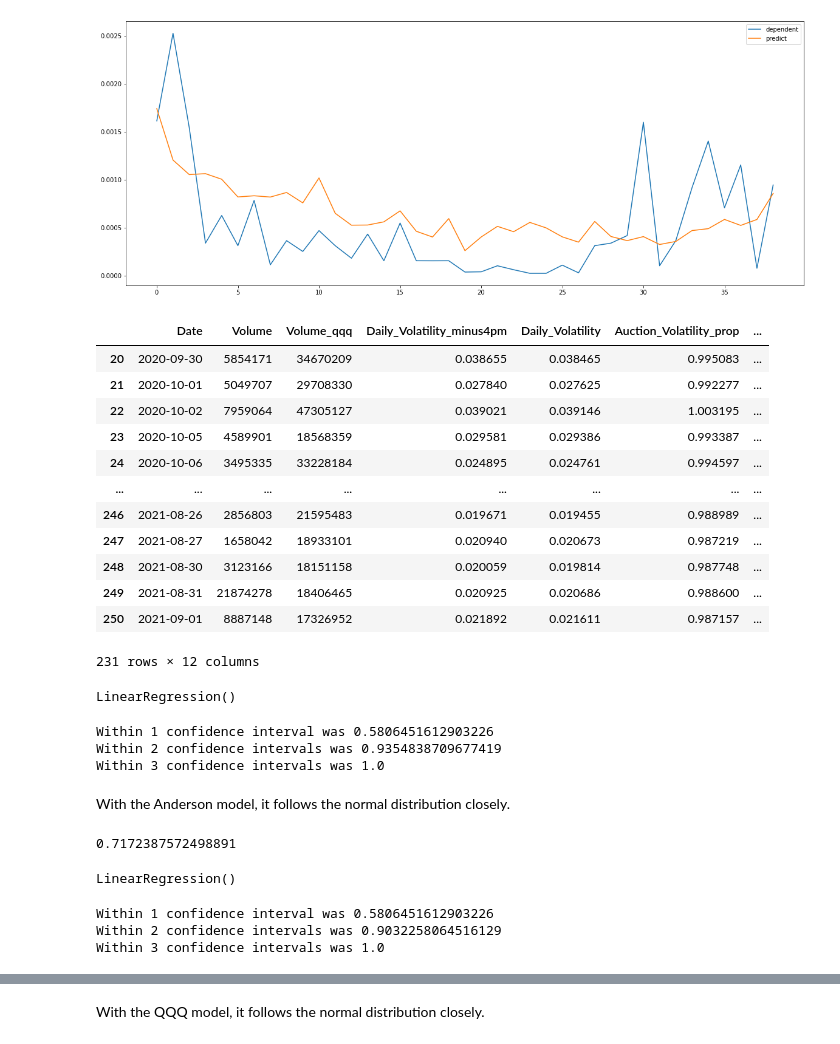
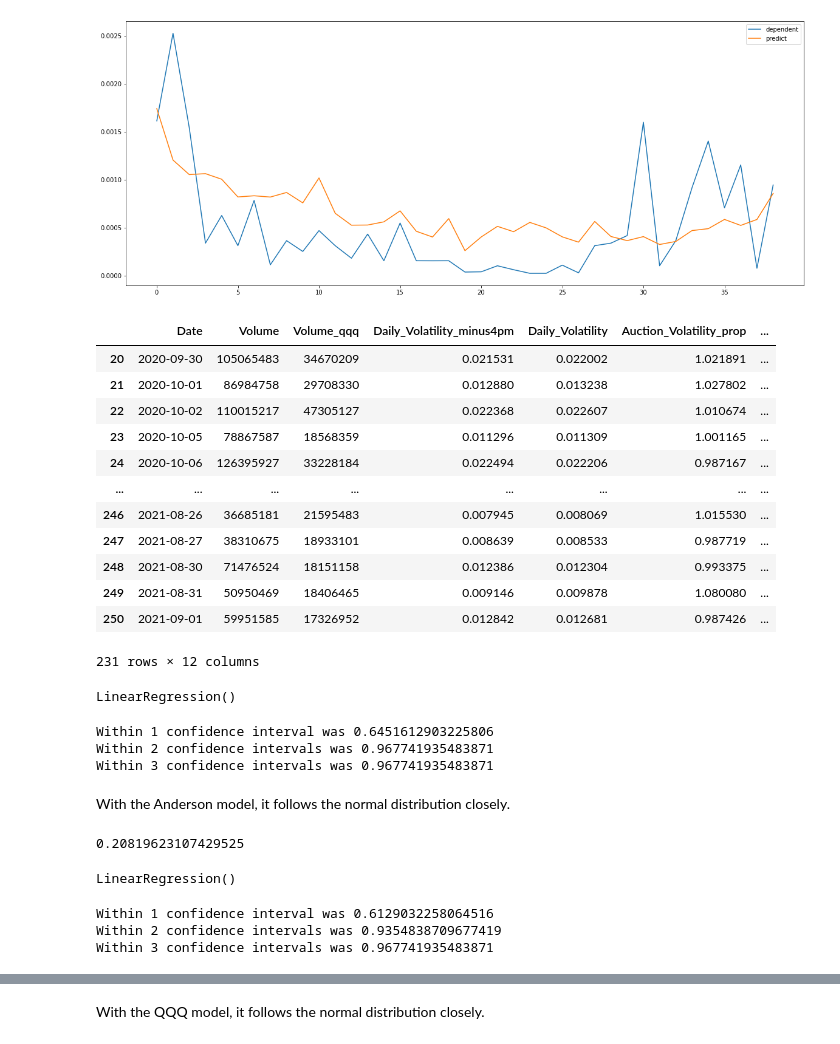
Before and after one commit to matthew-lim/Vanguard-Volatility-Project, a Jupyter notebook: Report 2 - V2.ipynb, the cells around one changed output, grey strips where cells are left out. Saved outputs shown, nothing was run; the diff lists cells and outputs as text; code cells hidden in the pictures.

```diff
--- a/Report 2 - V2.ipynb
+++ b/Report 2 - V2.ipynb
@@ -11,7 +11,7 @@ from scipy.optimize import least_squares, minimize
 # %%
 # Trade data
 
-stock_name = 'ZM.O'
+stock_name = 'AAPL.O'
 
 df = pd.read_csv('NSQ_OneYear100test_Sept21.csv',
                    usecols=['Local_Date_Time','RIC','Open','High','Low','Close','VWAP','NumberOfTrades','Volume'],
@@ -421,45 +421,45 @@ results_qqq = np.array(results_qqq)
 final_df = pd.DataFrame({
     'Date': dates_final,
     'Volume': volumes,
     'Volume_qqq': volumes_qqq,
 
     'Daily_Volatility_minus4pm': volatility_df['daily_volatility_minus4pm'],
     'Daily_Volatility': volatility_df['daily_volatility'],
     'Auction_Volatility_prop': volatility_df['daily_volatility']/volatility_df['daily_volatility_minus4pm'],
 
     'Avg20_Volatility': avg_20day_volatility_raw,
     'Avg20_Volatility_qqq': avg_20day_volatility_raw_qqq,
     'Anderson': results,
     'Anderson_qqq': results_qqq,
     'Auction_Log_Returns': auction_log_returns
 })
 
 # daily_volatility_minus4pm.append(np.sqrt(39)*np.sqrt(np.mean(np.square(apple_today_10min['log_returns'].values[:-1]))))
 
 for i in range(1, len(final_df)):
 
     # Predict today's "Daily_Volatility" based on yesterday's ratio and today's volatility before 4pm
     today_step1 = final_df.loc[i, 'Daily_Volatility_minus4pm']*final_df.loc[i-1, 'Auction_Volatility_prop']
     today_step2 = (today_step1/np.sqrt(39))**2
     int_step = (final_df.loc[i, 'Daily_Volatility_minus4pm']/np.sqrt(39))**2
-    today_step3 = np.sqrt((today_step2*39 - int_step*38))
+    today_step3 = np.sqrt(max(0, today_step2*39-int_step*38))
     final_df.loc[i, 'Auction_Volatility_pred'] = today_step3
 
 final_df = final_df[final_df['Anderson'] > -float('inf')]
 final_df
 # %% [output]
 |  | Date | Volume | Volume_qqq | Daily_Volatility_minus4pm | Daily_Volatility | Auction_Volatility_prop | ... |
-| 20 | 2020-09-30 | 5854171 | 34670209 | 0.038655 | 0.038465 | 0.995083 | ... |
-| 21 | 2020-10-01 | 5049707 | 29708330 | 0.027840 | 0.027625 | 0.992277 | ... |
-| 22 | 2020-10-02 | 7959064 | 47305127 | 0.039021 | 0.039146 | 1.003195 | ... |
-| 23 | 2020-10-05 | 4589901 | 18568359 | 0.029581 | 0.029386 | 0.993387 | ... |
-| 24 | 2020-10-06 | 3495335 | 33228184 | 0.024895 | 0.024761 | 0.994597 | ... |
+| 20 | 2020-09-30 | 105065483 | 34670209 | 0.021531 | 0.022002 | 1.021891 | ... |
+| 21 | 2020-10-01 | 86984758 | 29708330 | 0.012880 | 0.013238 | 1.027802 | ... |
+| 22 | 2020-10-02 | 110015217 | 47305127 | 0.022368 | 0.022607 | 1.010674 | ... |
+| 23 | 2020-10-05 | 78867587 | 18568359 | 0.011296 | 0.011309 | 1.001165 | ... |
+| 24 | 2020-10-06 | 126395927 | 33228184 | 0.022494 | 0.022206 | 0.987167 | ... |
 | ... | ... | ... | ... | ... | ... | ... | ... |
-| 246 | 2021-08-26 | 2856803 | 21595483 | 0.019671 | 0.019455 | 0.988989 | ... |
-| 247 | 2021-08-27 | 1658042 | 18933101 | 0.020940 | 0.020673 | 0.987219 | ... |
-| 248 | 2021-08-30 | 3123166 | 18151158 | 0.020059 | 0.019814 | 0.987748 | ... |
-| 249 | 2021-08-31 | 21874278 | 18406465 | 0.020925 | 0.020686 | 0.988600 | ... |
-| 250 | 2021-09-01 | 8887148 | 17326952 | 0.021892 | 0.021611 | 0.987157 | ... |
+| 246 | 2021-08-26 | 36685181 | 21595483 | 0.007945 | 0.008069 | 1.015530 | ... |
+| 247 | 2021-08-27 | 38310675 | 18933101 | 0.008639 | 0.008533 | 0.987719 | ... |
+| 248 | 2021-08-30 | 71476524 | 18151158 | 0.012386 | 0.012304 | 0.993375 | ... |
+| 249 | 2021-08-31 | 50950469 | 18406465 | 0.009146 | 0.009878 | 1.080080 | ... |
+| 250 | 2021-09-01 | 59951585 | 17326952 | 0.012842 | 0.012681 | 0.987426 | ... |
 231 rows × 12 columns
 # %%
 ####################################
@@ -497,15 +497,15 @@ print('Within 1 confidence interval was', merged2[merged2['Within_1Interval'] ==
 print('Within 2 confidence intervals was', merged2[merged2['Within_2Interval'] == True].shape[0] / merged2.shape[0])
 print('Within 3 confidence intervals was', merged2[merged2['Within_3Interval'] == True].shape[0] / merged2.shape[0])
 # %% [output]
-Within 1 confidence interval was 0.5806451612903226
-Within 2 confidence intervals was 0.9354838709677419
-Within 3 confidence intervals was 1.0
+Within 1 confidence interval was 0.6451612903225806
+Within 2 confidence intervals was 0.967741935483871
+Within 3 confidence intervals was 0.967741935483871
 # %% [markdown]
 With the Anderson model, it follows the normal distribution closely.
 # %%
 np.mean(merged2['Predicted_Variance']) # narrower than not using Anderson
 # %% [output]
-0.7172387572498891
+0.20819623107429525
 # %%
 ####################################
 # Linear Model with Anderson QQQ
@@ -524,7 +524,7 @@ LinearRegression()
 # Confidence Interval with QQQ
 ####################################
 
-y_pred_qqq = model_volatility_qqq.predict(final_df[['Volume','Avg20_Volatility','Avg20_Volatility_qqq','Anderson','Auction_Volatility_pred']][200:])
+y_pred_qqq = model_volatility_qqq.predict(final_df[['Volume','Avg20_Volatility','Avg20_Volatility_qqq','Anderson']][200:])
 y_pred_var_qqq = pd.DataFrame({'Date': final_df['Date'][200:], 'pred_ratio': [np.exp(i[0]) for i in y_pred_qqq]})
 
 # Rows with 3:50pm information
@@ -545,6 +545,6 @@ print('Within 1 confidence interval was', merged2[merged2['Within_1Interval'] ==
 print('Within 2 confidence intervals was', merged2[merged2['Within_2Interval'] == True].shape[0] / merged2.shape[0])
 print('Within 3 confidence intervals was', merged2[merged2['Within_3Interval'] == True].shape[0] / merged2.shape[0])
 # %% [output]
-Within 1 confidence interval was 0.5806451612903226
-Within 2 confidence intervals was 0.9032258064516129
-Within 3 confidence intervals was 1.0
+Within 1 confidence interval was 0.6129032258064516
+Within 2 confidence intervals was 0.9354838709677419
+Within 3 confidence intervals was 0.967741935483871
```
Also changed, not shown: parts of 12 cells of this notebook.
